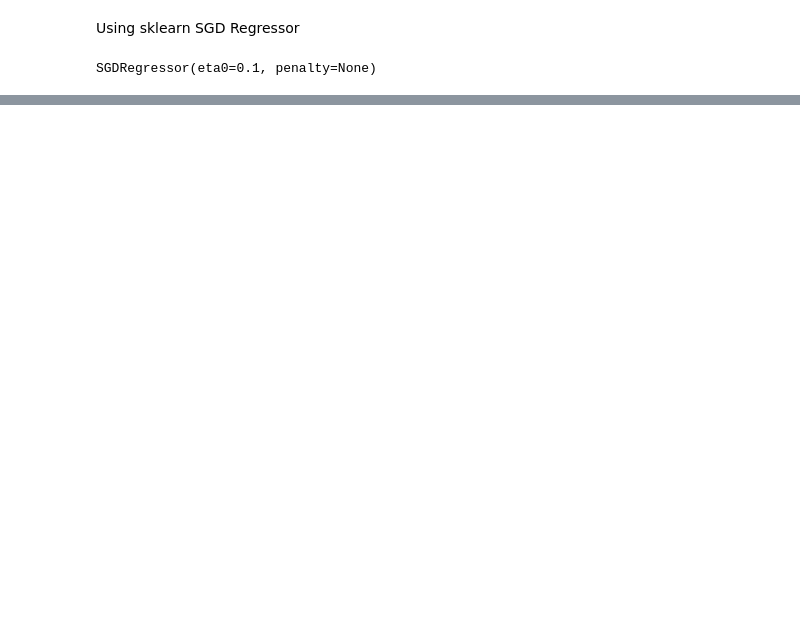
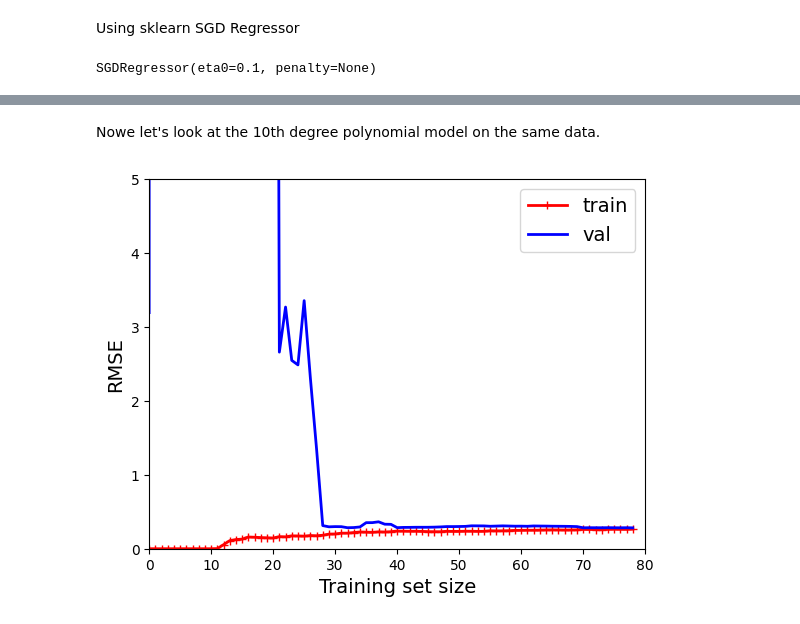
Before and after one commit to maciejolszanski/ML_basics, a Jupyter notebook: 06_Trainig_Models_exercises.ipynb, the cells around one changed output, grey strips where cells are left out. Drawn from its saved outputs; the diff is of its cells as text; code cells hidden in the pictures; blank space fills up the shorter version.

```diff
--- a/06_Trainig_Models_exercises.ipynb
+++ b/06_Trainig_Models_exercises.ipynb
@@ -131,0 +219,13 @@ sgd_reg.intercept_, sgd_reg.coef_
+# %% [markdown]
+Nowe let's look at the 10th degree polynomial model on the same data.
+# %%
+from sklearn.pipeline import Pipeline
+
+polynomial_regression = Pipeline([
+    ("poly_features", PolynomialFeatures(degree=10, include_bias=False)),
+    ("lin_reg", LinearRegression())
+])
+
+plot_learning_curves(polynomial_regression, X, y)
+# %% [output]
+[figure, added]
```
Also changed, not shown: parts of 29 cells of this notebook.
